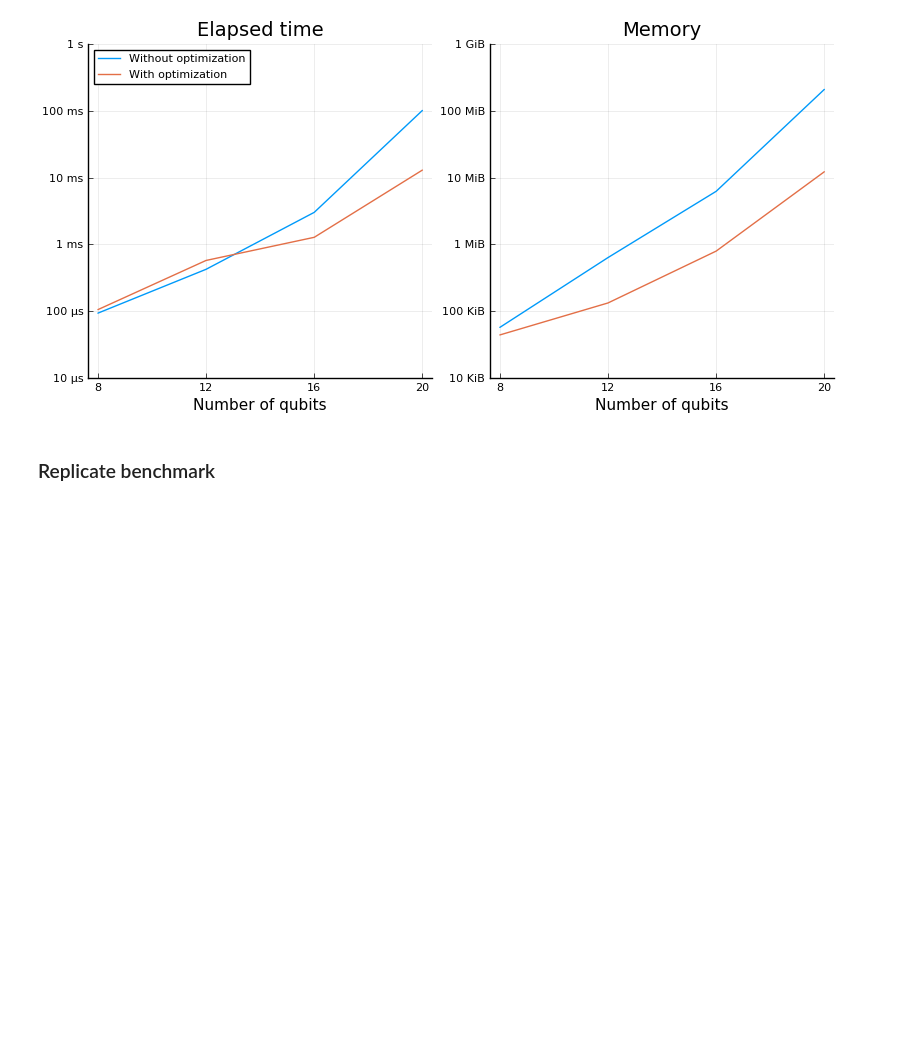
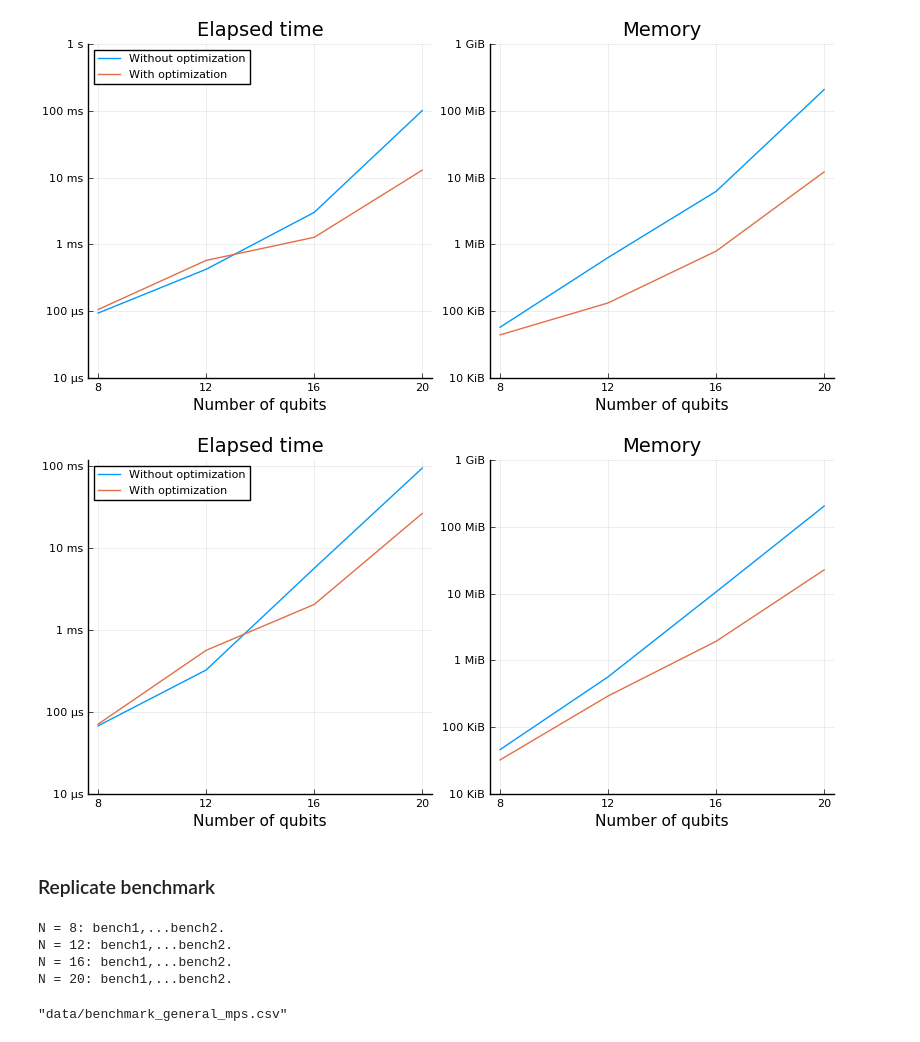
Before and after one commit to Qaintum/Qaintensor.jl, a Jupyter notebook: examples/tree_decomposition_example.ipynb, the cells around one changed output. Cells and saved outputs as stored; diff of their text form; code cells hidden in the pictures; blank space fills up the shorter version.

```diff
--- a/examples/tree_decomposition_example.ipynb
+++ b/examples/tree_decomposition_example.ipynb
@@ -255,21 +328,28 @@ tag = "general"
 plot_benchmark(tag)
 # %% [output]
 [figure]
+# %%
+tag = "general_mps"
+plot_benchmark(tag)
+# %% [output]
+[figure, added]
 # %% [markdown]
 ### Replicate benchmark
 # %%
 using BenchmarkTools
 
 #tag = "logdepth"
-#tag = "general"
-tag = "local"
+tag = "general"
+#tag = "local"
+
+mps_type = false
 
 if tag == "logdepth"
-    generate_TN(M, N) = log_depth_TN(M, N, 1)
+    generate_TN(M, N) = log_depth_TN(M, N, 1, mps_type = mps_type)
 elseif tag == "local"
-    generate_TN(M, N) = rand_local_TN(2, N, 3, 3*N)
+    generate_TN(M, N) = rand_local_TN(2, N, 3, 3*N, mps_type = mps_type)
 elseif tag == "general"
-    generate_TN(M, N) = rand_local_TN(2, N, N, N)
+    generate_TN(M, N) = rand_local_TN(2, N, N, 3*N, mps_type = mps_type)
 else
     error("tag not defined")
 end
@@ -279,8 +359,8 @@ using CSV
 using DataFrames
 using Statistics: mean
 
+M = 2
 Ns = [8, 12, 16, 20]
-M = 2
 times = zeros(Float64, length(Ns), 2)
 memory = zeros(Float64, length(Ns), 2)
 for (i, N) in enumerate(Ns)
@@ -304,5 +384,14 @@ end
 
 df = DataFrame(N = Ns, time_notopt = times[:,1], time_opt = times[:,2],
             memory_notopt = memory[:,1], memory_opt = memory[:,2])
-
-CSV.write("data/benchmark_$(tag).csv", df)
+if mps_type
+    CSV.write("data/benchmark_$(tag)_mps.csv", df)
+else
+    CSV.write("data/benchmark_$(tag).csv", df)
+end
+# %% [output]
+N = 8: bench1,...bench2.
+N = 12: bench1,...bench2.
+N = 16: bench1,...bench2.
+N = 20: bench1,...bench2.
+"data/benchmark_general_mps.csv"
```
Also changed, not shown: parts of 9 cells of this notebook, 7 other files.
